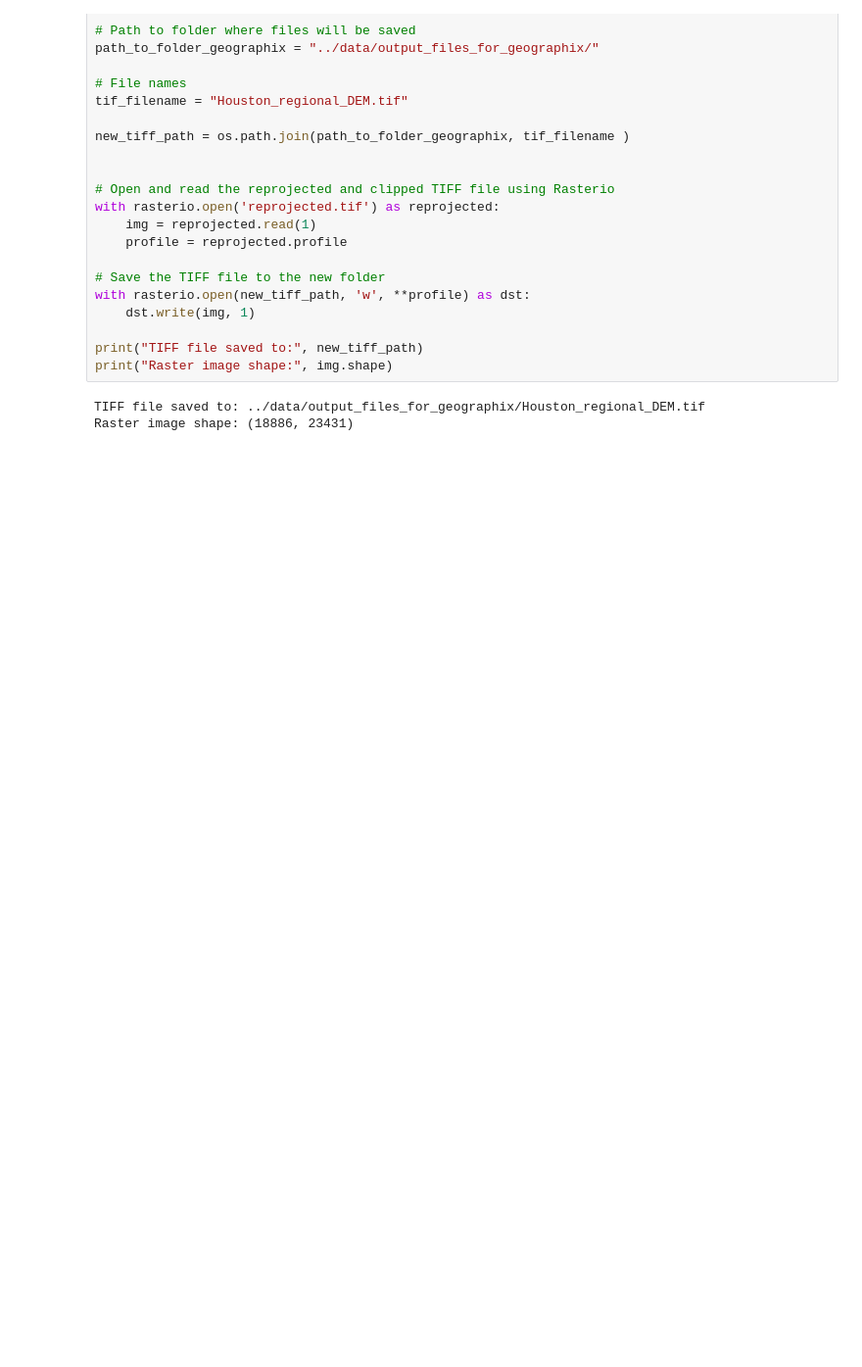
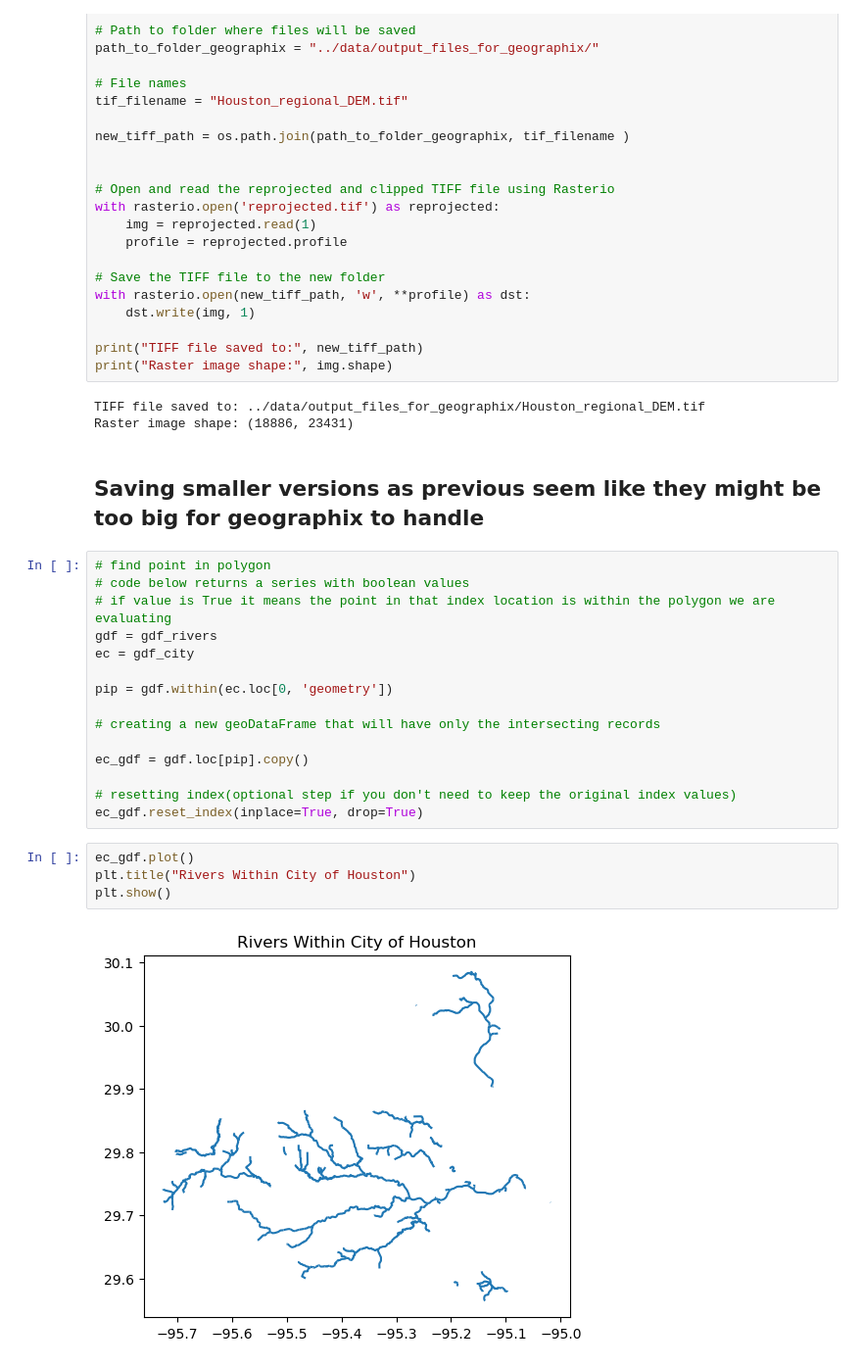
Before and after one commit to JustinGOSSES/buffalo_bayou_geology, a Jupyter notebook: python_data_processing/notebooks/basemap_layer_creation.ipynb, the cells around one changed output. Shown at 98% size. Cells and saved outputs as stored; diff of their text form; blank space fills up the shorter version.

```diff
--- a/python_data_processing/notebooks/basemap_layer_creation.ipynb
+++ b/python_data_processing/notebooks/basemap_layer_creation.ipynb
@@ -470,3 +449,26 @@ print("Raster image shape:", img.shape)
 # %% [output]
 TIFF file saved to: ../data/output_files_for_geographix/Houston_regional_DEM.tif
 Raster image shape: (18886, 23431)
+# %% [markdown]
+## Saving smaller versions as previous seem like they might be too big for geographix to handle
+# %%
+# find point in polygon
+# code below returns a series with boolean values
+# if value is True it means the point in that index location is within the polygon we are evaluating
+gdf = gdf_rivers
+ec = gdf_city
+
+pip = gdf.within(ec.loc[0, 'geometry'])
+
+# creating a new geoDataFrame that will have only the intersecting records
+
+ec_gdf = gdf.loc[pip].copy()
+
+# resetting index(optional step if you don't need to keep the original index values)
+ec_gdf.reset_index(inplace=True, drop=True)
+# %%
+ec_gdf.plot()
+plt.title("Rivers Within City of Houston")
+plt.show()
+# %% [output]
+[figure, added]
```
Also changed, not shown: parts of 8 cells of this notebook, 1 other file.
